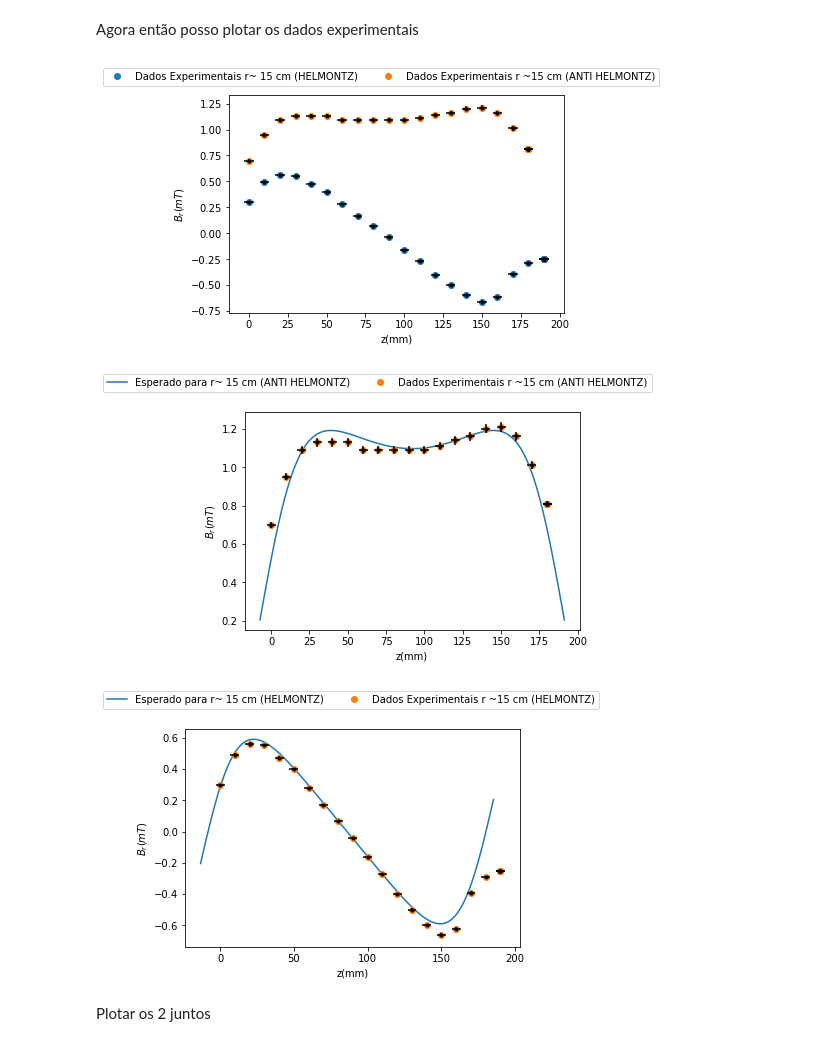
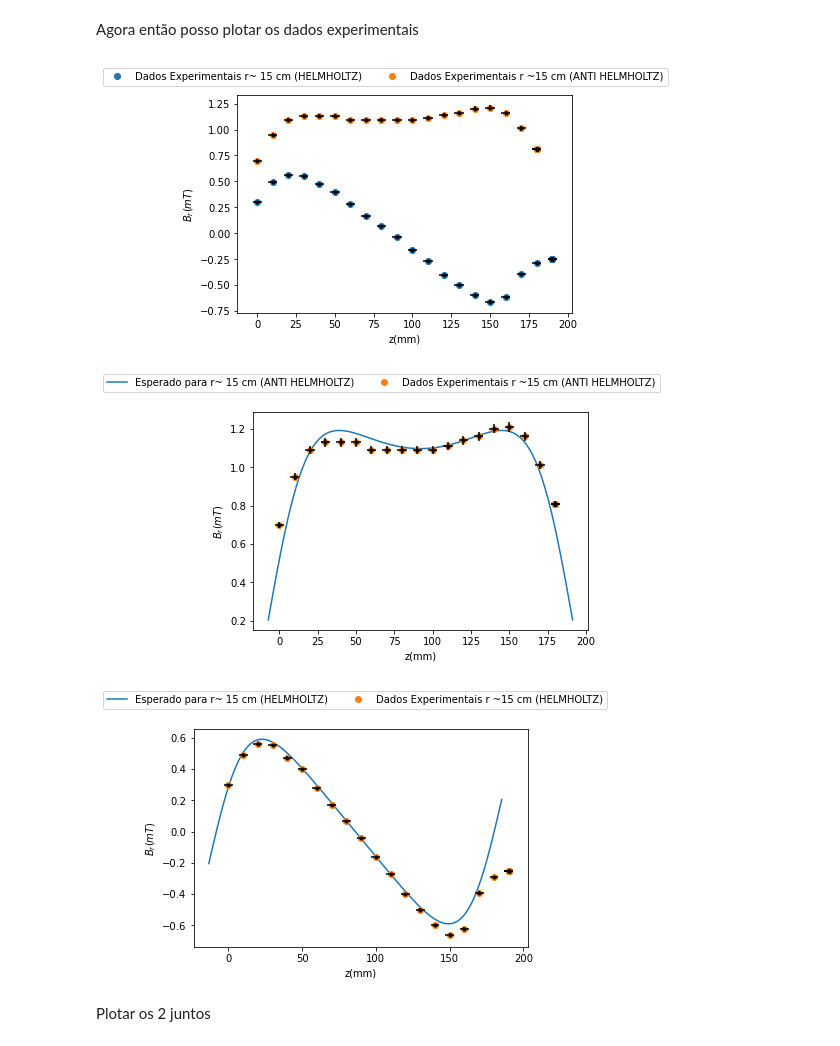
Before and after one commit to PassosSouza/LabII-Helmontz, a Jupyter notebook: Analise.ipynb, the cells around one changed output. Saved outputs shown, nothing was run; the diff lists cells and outputs as text; code cells hidden in the pictures.

```diff
--- a/Analise.ipynb
+++ b/Analise.ipynb
@@ -647,9 +643,9 @@ plt.show()
 # %% [markdown]
 Agora então posso plotar os dados experimentais
 # %%
-plt.plot(z21*10,B21,'o',label='Dados Experimentais r~ 15 cm (HELMONTZ)')
+plt.plot(z21*10,B21,'o',label='Dados Experimentais r~ 15 cm (HELMHOLTZ)')
 plt.errorbar(z21*10,B21,yerr=eB21,xerr=ez21*10,fmt='.k')
-plt.plot(z22*10,B22,'o',label='Dados Experimentais r ~15 cm (ANTI HELMONTZ)')
+plt.plot(z22*10,B22,'o',label='Dados Experimentais r ~15 cm (ANTI HELMHOLTZ)')
 plt.errorbar(z22*10,B22,yerr=eB22,xerr=ez22*10,fmt='.k')
 #plt.plot(z13*10,B13,'o',label='Dados Experimentais r=0.4R')
 #plt.errorbar(z13*10,B13,yerr=eB13,xerr=ez13*10,fmt='.k')
@@ -659,7 +655,7 @@ plt.xlabel('z(mm)')
 plt.ylabel('$B_r(mT)$')
 plt.savefig('graphBrXz.png')
 # %% [output]
-[figure, old version]
+[figure, new version]
 # %%
 #variaveis padrão
 theta = np.pi/2
@@ -676,9 +672,9 @@ for z in x0:
     x[u]= res1
     u+=1
 #plotar função
-plt.plot(x0*1000+92,-x*1000,'-',label='Esperado para r~ 15 cm (ANTI HELMONTZ)')
+plt.plot(x0*1000+92,-x*1000,'-',label='Esperado para r~ 15 cm (ANTI HELMHOLTZ)')
 
-plt.plot(z22*10,B22,'o',label='Dados Experimentais r ~15 cm (ANTI HELMONTZ)')
+plt.plot(z22*10,B22,'o',label='Dados Experimentais r ~15 cm (ANTI HELMHOLTZ)')
 plt.errorbar(z22*10,B22,yerr=eB22,xerr=ez22*10,fmt='.k')
 #plt.plot(z13*10,B13,'o',label='Dados Experimentais r=0.4R')
 #plt.errorbar(z13*10,B13,yerr=eB13,xerr=ez13*10,fmt='.k')
@@ -688,36 +684,36 @@ plt.xlabel('z(mm)')
 plt.ylabel('$B_r(mT)$')
 plt.savefig('graphBrXz.png')
 # %% [output]
-[figure, old version]
+[figure, new version]
 # %%
 #variaveis padrão
 theta = np.pi/2
 x=np.ones(100)
 x0 = np.linspace(-R/2,R/2,100)
 
 #Caso r =15 cm
 r=0.1553
 u=0
 for z in x0:
     def By(phi):
         return N*u0*I*R*np.sin(phi)*((z+R/2)/(4*np.pi*(r**2+R**2-2*r*R*np.cos(theta-phi)+(z+R/2)**2)**(3/2))- (R/2-z)/(4*np.pi*(r**2+R**2-2*r*R*np.cos(theta-phi)+(R/2-z)**2)**(3/2)))
     res1, err1 = quad(By,2*np.pi,0)
     x[u]= res1
     u+=1
 #plotar função
-plt.plot(x0*1000+86,-x*1000,'-',label='Esperado para r~ 15 cm (HELMONTZ)')
+plt.plot(x0*1000+86,-x*1000,'-',label='Esperado para r~ 15 cm (HELMHOLTZ)')
 
-plt.plot(z21*10,B21,'o',label='Dados Experimentais r ~15 cm (HELMONTZ)')
+plt.plot(z21*10,B21,'o',label='Dados Experimentais r ~15 cm (HELMHOLTZ)')
 plt.errorbar(z21*10,B21,yerr=eB21,xerr=ez21*10,fmt='.k')
 #plt.plot(z13*10,B13,'o',label='Dados Experimentais r=0.4R')
 #plt.errorbar(z13*10,B13,yerr=eB13,xerr=ez13*10,fmt='.k')
 
 plt.legend(bbox_to_anchor =(1.25, 1.20), ncol = 2)
 plt.xlabel('z(mm)')
 plt.ylabel('$B_r(mT)$')
 plt.savefig('graphBrXz.png')
 # %% [output]
-[figure, old version]
+[figure, new version]
 # %% [markdown]
 Plotar os 2 juntos
 # %%
```
Also changed, not shown: parts of 10 cells of this notebook.
